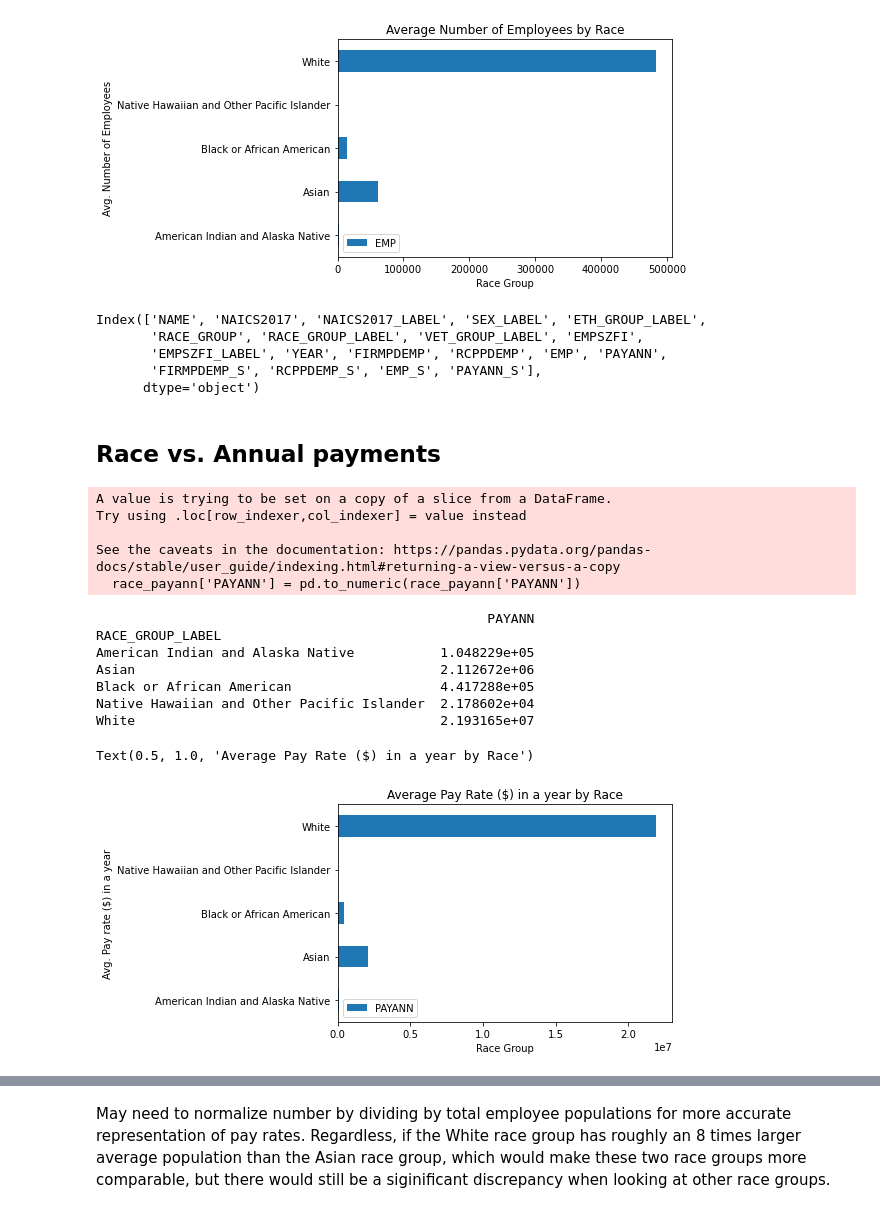
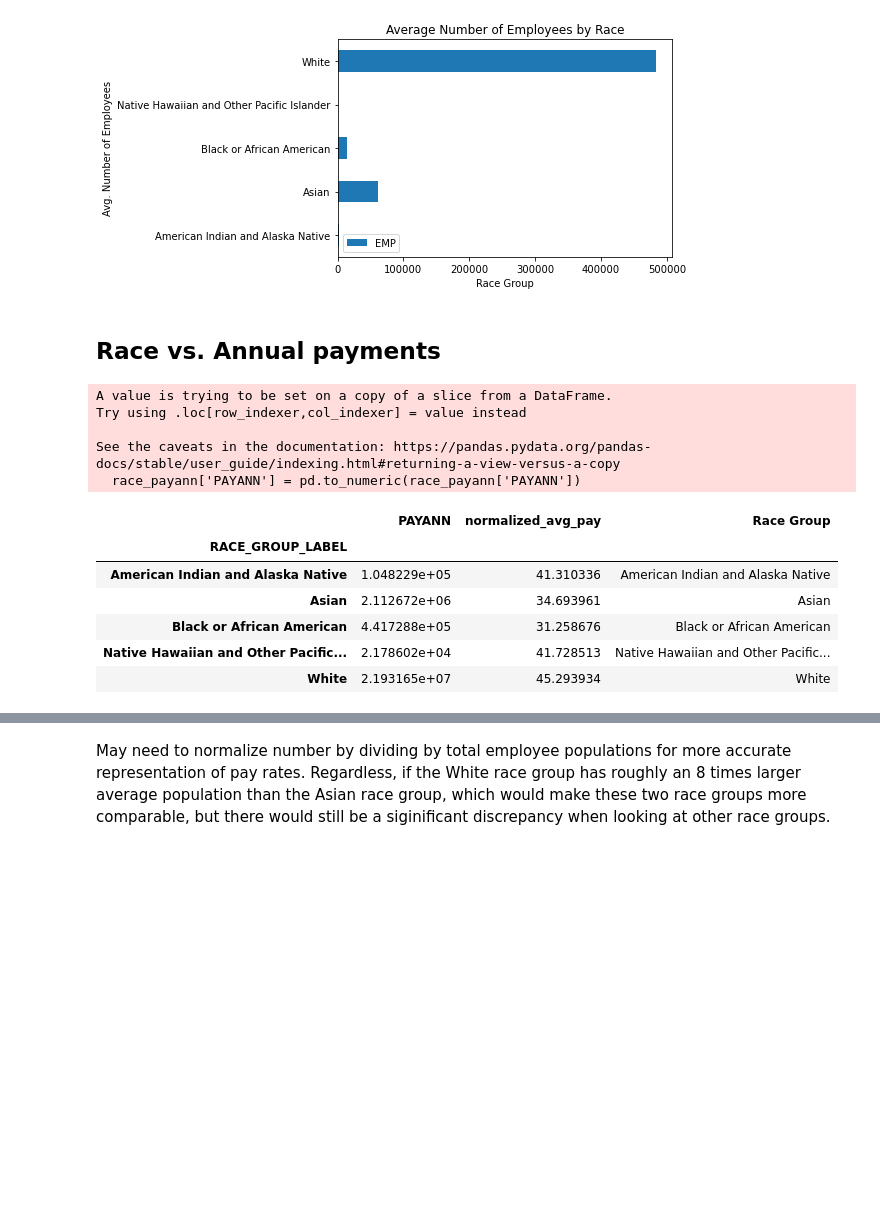
Before and after one commit to TKorby/Census-CompanySummary-Assessment, a Jupyter notebook: M08_Assessment_ETL_Race.ipynb, the cells around one changed output, grey strips where cells are left out. Cells and saved outputs as stored; diff of their text form; code cells hidden in the pictures; blank space fills up the shorter version.

```diff
--- a/M08_Assessment_ETL_Race.ipynb
+++ b/M08_Assessment_ETL_Race.ipynb
@@ -93,41 +60,42 @@ plt.title('Average Number of Employees by Race')
 # %% [output]
 Text(0.5, 1.0, 'Average Number of Employees by Race')
 [figure]
-# %%
-census_df.columns
-# %% [output]
-Index(['NAME', 'NAICS2017', 'NAICS2017_LABEL', 'SEX_LABEL', 'ETH_GROUP_LABEL',
-       'RACE_GROUP', 'RACE_GROUP_LABEL', 'VET_GROUP_LABEL', 'EMPSZFI',
-       'EMPSZFI_LABEL', 'YEAR', 'FIRMPDEMP', 'RCPPDEMP', 'EMP', 'PAYANN',
-       'FIRMPDEMP_S', 'RCPPDEMP_S', 'EMP_S', 'PAYANN_S'],
-      dtype='object')
 # %% [markdown]
 ## Race vs. Annual payments
 # %%
 race_payann = race_groups_only[['RACE_GROUP_LABEL','RACE_GROUP','PAYANN']]
 
 race_payann['PAYANN'] = pd.to_numeric(race_payann['PAYANN'])
 
 race_payann = race_payann[(race_payann['RACE_GROUP_LABEL'] != 'Classifiable') & (race_payann['RACE_GROUP_LABEL'] != 'Unclassifiable') & (race_payann['RACE_GROUP_LABEL'] != 'Nonminority') & (race_payann['RACE_GROUP_LABEL'] != 'Minority') & (race_payann['RACE_GROUP_LABEL'] != 'Equally minority/nonminority')]
 
 avg_pay_by_race = race_payann.groupby('RACE_GROUP_LABEL').mean()
-print(avg_pay_by_race)
-avg_pay_by_race.plot.barh()
-plt.xlabel('Race Group')
-plt.ylabel('Avg. Pay rate ($) in a year')
-plt.title('Average Pay Rate ($) in a year by Race')
+
+race_groups = list(avg_pay_by_race.index)
+
+def normalization(indexlist, elementlist, df):
+    new_column = []
+    for index in indexlist:
+        for element in elementlist:
+            if (indexlist.index(index)==elementlist.index(element)):
+                new_column.append(element[0]/(avg_num_employees.loc[index].values[0]))
+
+    return new_column
+
+avg_pay_by_race['normalized_avg_pay'] = normalization(race_groups, list(avg_pay_by_race.values), avg_pay_by_race)
+avg_pay_by_race['Race Group'] = race_groups
+
+avg_pay_by_race
 # %% [output]
 A value is trying to be set on a copy of a slice from a DataFrame.
 Try using .loc[row_indexer,col_indexer] = value instead
 
 See the caveats in the documentation: https://pandas.pydata.org/pandas-docs/stable/user_guide/indexing.html#returning-a-view-versus-a-copy
   race_payann['PAYANN'] = pd.to_numeric(race_payann['PAYANN'])
-                                                  PAYANN
-RACE_GROUP_LABEL
-American Indian and Alaska Native           1.048229e+05
-Asian                                       2.112672e+06
-Black or African American                   4.417288e+05
-Native Hawaiian and Other Pacific Islander  2.178602e+04
-White                                       2.193165e+07
-Text(0.5, 1.0, 'Average Pay Rate ($) in a year by Race')
-[figure, removed]
+|  | PAYANN | normalized_avg_pay | Race Group |
+| RACE_GROUP_LABEL |  |  |  |
+| American Indian and Alaska Native | 1.048229e+05 | 41.310336 | American Indian and Alaska Native |
+| Asian | 2.112672e+06 | 34.693961 | Asian |
+| Black or African American | 4.417288e+05 | 31.258676 | Black or African American |
+| Native Hawaiian and Other Pacific... | 2.178602e+04 | 41.728513 | Native Hawaiian and Other Pacific... |
+| White | 2.193165e+07 | 45.293934 | White |
```
Also changed, not shown: parts of 23 cells of this notebook.
